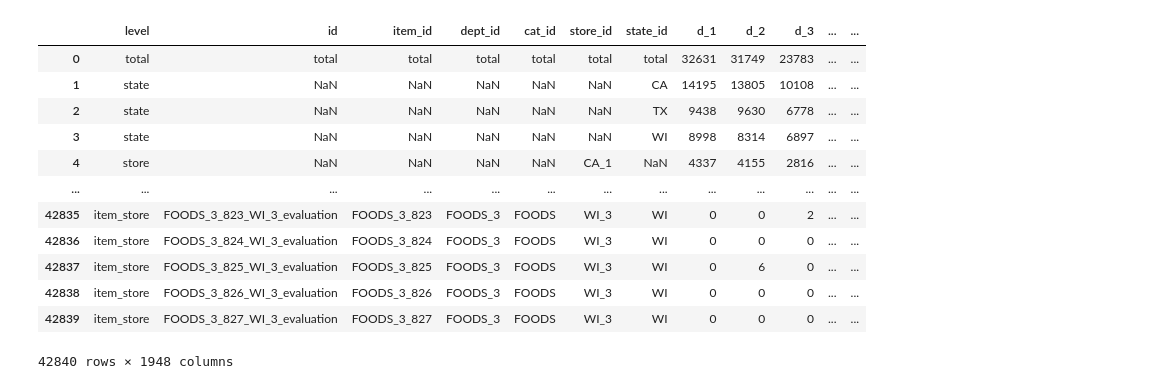
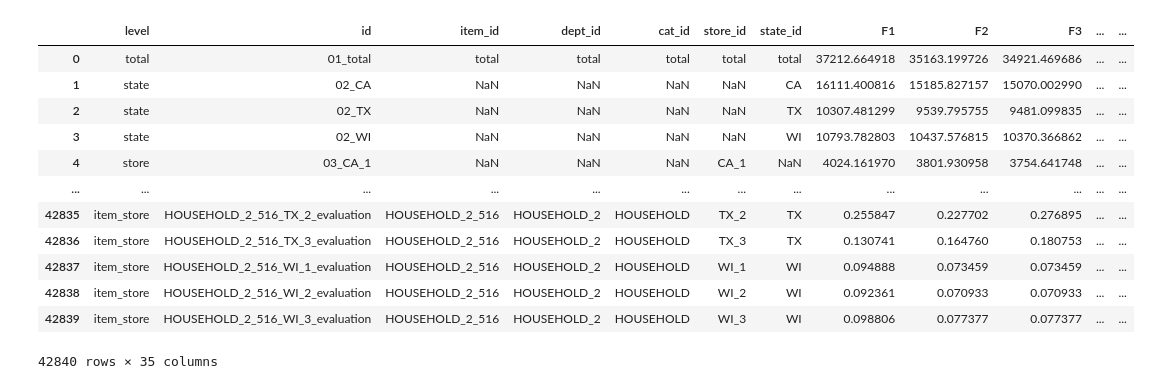
Before and after one commit to jmiller558/Capstone, a Jupyter notebook: Evaluation.ipynb, the cells around one changed output. Saved outputs shown, nothing was run; the diff lists cells and outputs as text; code cells hidden in the pictures.

Commit message:
adding evaluation script

```diff
--- a/Evaluation.ipynb
+++ b/Evaluation.ipynb
@@ -16,0 +62,13 @@ def add_naive_mse(df,headers):
+# %%
+def revert_cols(predictions):
+    parts = predictions['id'].str.split(pat="_",expand=True)
+    predictions_full = pd.DataFrame(data={'id':predictions['id']})
+    predictions_full['item_id'] = parts[0] + '_' + parts[1] + '_' + parts[2]
+    predictions_full['dept_id'] = parts[0] + '_' + parts[1]
+    predictions_full['cat_id'] = parts[0]
+    predictions_full['store_id'] = parts[3] + '_' + parts[4]
+    predictions_full['state_id'] = parts[3]
+    predictions_full = pd.concat([predictions_full,predictions.iloc[:,1:]],axis=1)
+    return predictions_full
+# %%
+predictions_full = revert_cols(predictions)
@@ -17,68 +91,79 @@ def add_naive_mse(df,headers):
 # %%
 def create_levels(df):
     #total
-    full_wlevels = pd.DataFrame(data={'level':['total'],'id':['total'],'item_id':['total'],'dept_id':['total'],'cat_id':['total'],'store_id':['total'],'state_id':['total']})
+    full_wlevels = pd.DataFrame(data={'level':['total'],'id':['01_total'],'item_id':['total'],'dept_id':['total'],'cat_id':['total'],'store_id':['total'],'state_id':['total']})
     full_wlevels = pd.concat([full_wlevels,df.sum(numeric_only=True).to_frame().T],axis=1)
     #state
     new_level = df.groupby('state_id').sum().reset_index()
     new_level['level'] = 'state'
+    new_level['id'] = '02_' + new_level['state_id']
     full_wlevels = pd.concat([full_wlevels,new_level],axis=0)
     #store
     new_level = df.groupby('store_id').sum().reset_index()
     new_level['level'] = 'store'
+    new_level['id'] = '03_' + new_level['store_id']
     full_wlevels = pd.concat([full_wlevels,new_level],axis=0)
     #category
     new_level = df.groupby('cat_id').sum().reset_index()
     new_level['level'] = 'category'
+    new_level['id'] = '04_' + new_level['cat_id']
     full_wlevels = pd.concat([full_wlevels,new_level],axis=0)
     #department
     new_level = df.groupby('dept_id').sum().reset_index()
     new_level['level'] = 'department'
+    new_level['id'] = '05_' + new_level['dept_id']
     full_wlevels = pd.concat([full_wlevels,new_level],axis=0)
     #state_category
     new_level = df.groupby(['state_id','cat_id']).sum().reset_index()
     new_level['level'] = 'state_category'
+    new_level['id'] = '06_' + new_level['state_id'] + '_' +new_level['cat_id']
     full_wlevels = pd.concat([full_wlevels,new_level],axis=0)
     #state_department
     new_level = df.groupby(['state_id','dept_id']).sum().reset_index()
     new_level['level'] = 'state_department'
+    new_level['id'] = '07_' + new_level['state_id'] + '_' +new_level['dept_id']
     full_wlevels = pd.concat([full_wlevels,new_level],axis=0)
     #store_category
     new_level = df.groupby(['store_id','cat_id']).sum().reset_index()
     new_level['level'] = 'store_category'
+    new_level['id'] = '08_' + new_level['store_id'] + '_' +new_level['cat_id']
     full_wlevels = pd.concat([full_wlevels,new_level],axis=0)
     #store_department
     new_level = df.groupby(['store_id','dept_id']).sum().reset_index()
     new_level['level'] = 'store_department'
+    new_level['id'] = '09_' + new_level['store_id'] + '_' +new_level['dept_id']
     full_wlevels = pd.concat([full_wlevels,new_level],axis=0)
     #item
     new_level = df.groupby('item_id').sum().reset_index()
     new_level['level'] = 'item'
+    new_level['id'] = '10_' + new_level['item_id']
     full_wlevels = pd.concat([full_wlevels,new_level],axis=0)
     #item_state
     new_level = df.groupby(['item_id','state_id']).sum().reset_index()
     new_level['level'] = 'item_state'
+    new_level['id'] = '11_' + new_level['item_id'] + '_' + new_level['state_id']
     full_wlevels = pd.concat([full_wlevels,new_level],axis=0)
     #item_store
     df['level'] = 'item_store'
     full_wlevels = pd.concat([full_wlevels,df],axis=0)
     #return final df
-    return full_wlevels
+    return full_wlevels.sort_values(by='id')
 # %%
 full_wlevels = create_levels(train).reset_index(drop=True)
+predictions_full_wlevels = create_levels(predictions_full).reset_index(drop=True)
 # %%
-full_wlevels
+predictions_full_wlevels
 # %% [output]
-|  | level | id | item_id | dept_id | cat_id | store_id | state_id | d_1 | d_2 | d_3 | ... | ... |
-| 0 | total | total | total | total | total | total | total | 32631 | 31749 | 23783 | ... | ... |
-| 1 | state | NaN | NaN | NaN | NaN | NaN | CA | 14195 | 13805 | 10108 | ... | ... |
-| 2 | state | NaN | NaN | NaN | NaN | NaN | TX | 9438 | 9630 | 6778 | ... | ... |
-| 3 | state | NaN | NaN | NaN | NaN | NaN | WI | 8998 | 8314 | 6897 | ... | ... |
-| 4 | store | NaN | NaN | NaN | NaN | CA_1 | NaN | 4337 | 4155 | 2816 | ... | ... |
+|  | level | id | item_id | dept_id | cat_id | store_id | state_id | F1 | F2 | F3 | ... | ... |
+| 0 | total | 01_total | total | total | total | total | total | 37212.664918 | 35163.199726 | 34921.469686 | ... | ... |
+| 1 | state | 02_CA | NaN | NaN | NaN | NaN | CA | 16111.400816 | 15185.827157 | 15070.002990 | ... | ... |
+| 2 | state | 02_TX | NaN | NaN | NaN | NaN | TX | 10307.481299 | 9539.795755 | 9481.099835 | ... | ... |
+| 3 | state | 02_WI | NaN | NaN | NaN | NaN | WI | 10793.782803 | 10437.576815 | 10370.366862 | ... | ... |
+| 4 | store | 03_CA_1 | NaN | NaN | NaN | CA_1 | NaN | 4024.161970 | 3801.930958 | 3754.641748 | ... | ... |
 | ... | ... | ... | ... | ... | ... | ... | ... | ... | ... | ... | ... | ... |
-| 42835 | item_store | FOODS_3_823_WI_3_evaluation | FOODS_3_823 | FOODS_3 | FOODS | WI_3 | WI | 0 | 0 | 2 | ... | ... |
-| 42836 | item_store | FOODS_3_824_WI_3_evaluation | FOODS_3_824 | FOODS_3 | FOODS | WI_3 | WI | 0 | 0 | 0 | ... | ... |
-| 42837 | item_store | FOODS_3_825_WI_3_evaluation | FOODS_3_825 | FOODS_3 | FOODS | WI_3 | WI | 0 | 6 | 0 | ... | ... |
-| 42838 | item_store | FOODS_3_826_WI_3_evaluation | FOODS_3_826 | FOODS_3 | FOODS | WI_3 | WI | 0 | 0 | 0 | ... | ... |
-| 42839 | item_store | FOODS_3_827_WI_3_evaluation | FOODS_3_827 | FOODS_3 | FOODS | WI_3 | WI | 0 | 0 | 0 | ... | ... |
+| 42835 | item_store | HOUSEHOLD_2_516_TX_2_evaluation | HOUSEHOLD_2_516 | HOUSEHOLD_2 | HOUSEHOLD | TX_2 | TX | 0.255847 | 0.227702 | 0.276895 | ... | ... |
+| 42836 | item_store | HOUSEHOLD_2_516_TX_3_evaluation | HOUSEHOLD_2_516 | HOUSEHOLD_2 | HOUSEHOLD | TX_3 | TX | 0.130741 | 0.164760 | 0.180753 | ... | ... |
+| 42837 | item_store | HOUSEHOLD_2_516_WI_1_evaluation | HOUSEHOLD_2_516 | HOUSEHOLD_2 | HOUSEHOLD | WI_1 | WI | 0.094888 | 0.073459 | 0.073459 | ... | ... |
+| 42838 | item_store | HOUSEHOLD_2_516_WI_2_evaluation | HOUSEHOLD_2_516 | HOUSEHOLD_2 | HOUSEHOLD | WI_2 | WI | 0.092361 | 0.070933 | 0.070933 | ... | ... |
+| 42839 | item_store | HOUSEHOLD_2_516_WI_3_evaluation | HOUSEHOLD_2_516 | HOUSEHOLD_2 | HOUSEHOLD | WI_3 | WI | 0.098806 | 0.077377 | 0.077377 | ... | ... |
-42840 rows × 1948 columns
+42840 rows × 35 columns
```
Also changed, not shown: parts of 22 cells of this notebook.
